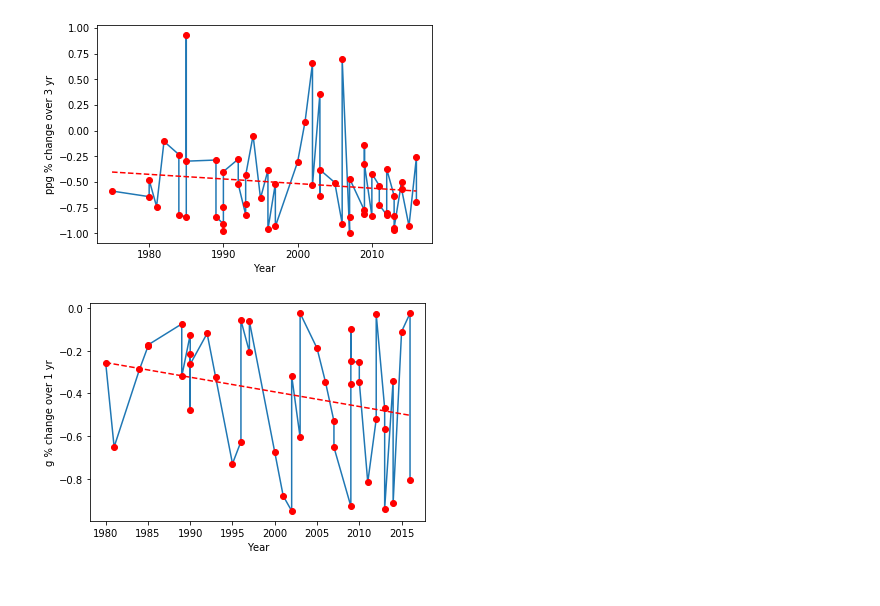
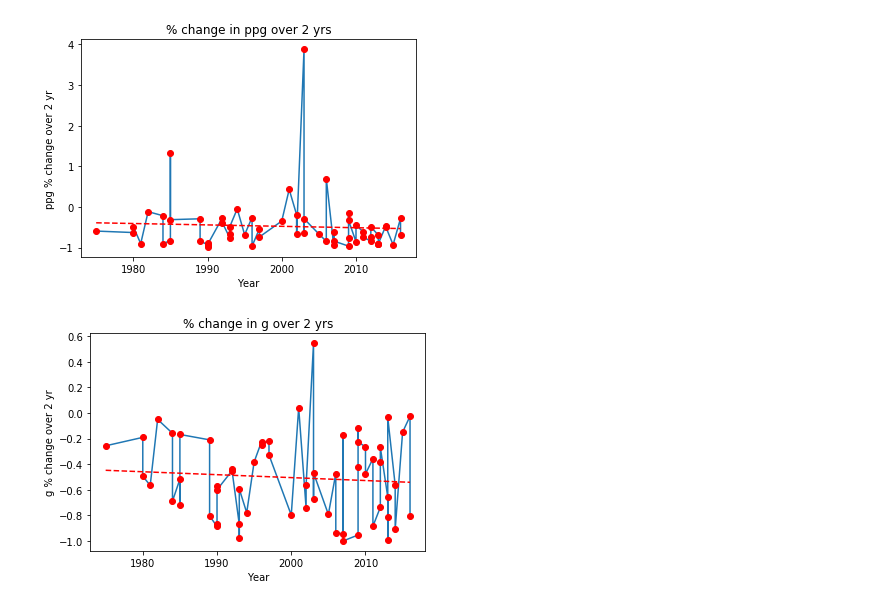
Before and after one commit to noogie13/nba-acl, a Jupyter notebook: analysis.ipynb, the cells around one changed output. Cells and saved outputs as stored; diff of their text form; code cells hidden in the pictures.

```diff
--- a/analysis.ipynb
+++ b/analysis.ipynb
@@ -24,11 +27,11 @@ plot_stat(player_list,ppg,1)
 # %%
-plot_stat(player_list,ppg,3)
+plot_stat(player_list,ppg,2)
 # %% [output]
-[figure, old version]
+[figure, new version]
 # %%
-plot_stat(player_list,g,1)
+plot_stat(player_list,g,2)
 # %% [output]
-[figure, old version]
+[figure, new version]
 # %%
 plot_stat(player_list,g,1)
 # %% [output]
```
Also changed, not shown: parts of 7 cells of this notebook, 1 other file.
